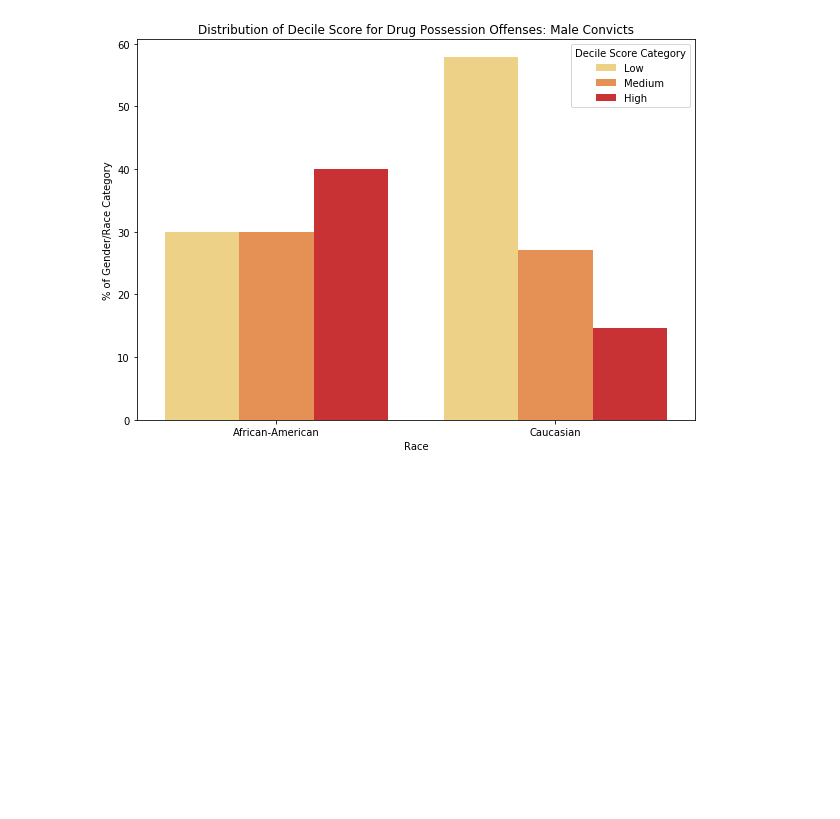
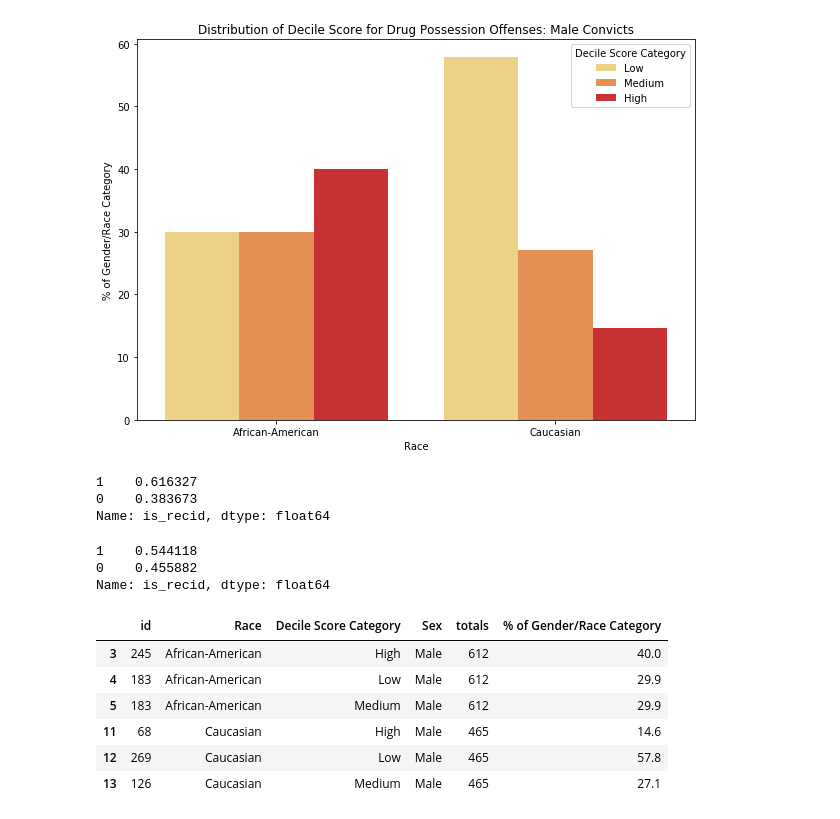
Before and after one commit to CyrusRR/iXDSCourseProject1, a Jupyter notebook: compas-analysis-master/Drug Possession.ipynb, the cells around one changed output. Drawn from its saved outputs; the diff is of its cells as text; code cells hidden in the pictures; blank space fills up the shorter version.

```diff
--- a/compas-analysis-master/Drug Possession.ipynb
+++ b/compas-analysis-master/Drug Possession.ipynb
@@ -244,0 +282,23 @@ Text(0.5, 1.0, 'Distribution of Decile Score for Drug Possession Offenses: Male
+# %%
+DrugPossessionLikely.is_recid.value_counts(True)
+# %% [output]
+1    0.616327
+0    0.383673
+Name: is_recid, dtype: float64
+# %%
+DrugPossessionLikely = DrugPossession[(DrugPossession.score_text == "High") &(DrugPossession.Sex == "Male")&(DrugPossession.Race == "Caucasian") &(DrugPossession.is_recid != -1)]
+DrugPossessionLikely.is_recid.value_counts(True)
+# %% [output]
+1    0.544118
+0    0.455882
+Name: is_recid, dtype: float64
+# %%
+m1
+# %% [output]
+|  | id | Race | Decile Score Category | Sex | totals | % of Gender/Race Category |
+| 3 | 245 | African-American | High | Male | 612 | 40.0 |
+| 4 | 183 | African-American | Low | Male | 612 | 29.9 |
+| 5 | 183 | African-American | Medium | Male | 612 | 29.9 |
+| 11 | 68 | Caucasian | High | Male | 465 | 14.6 |
+| 12 | 269 | Caucasian | Low | Male | 465 | 57.8 |
+| 13 | 126 | Caucasian | Medium | Male | 465 | 27.1 |
```
Also changed, not shown: parts of 9 cells of this notebook, 3 other files.
